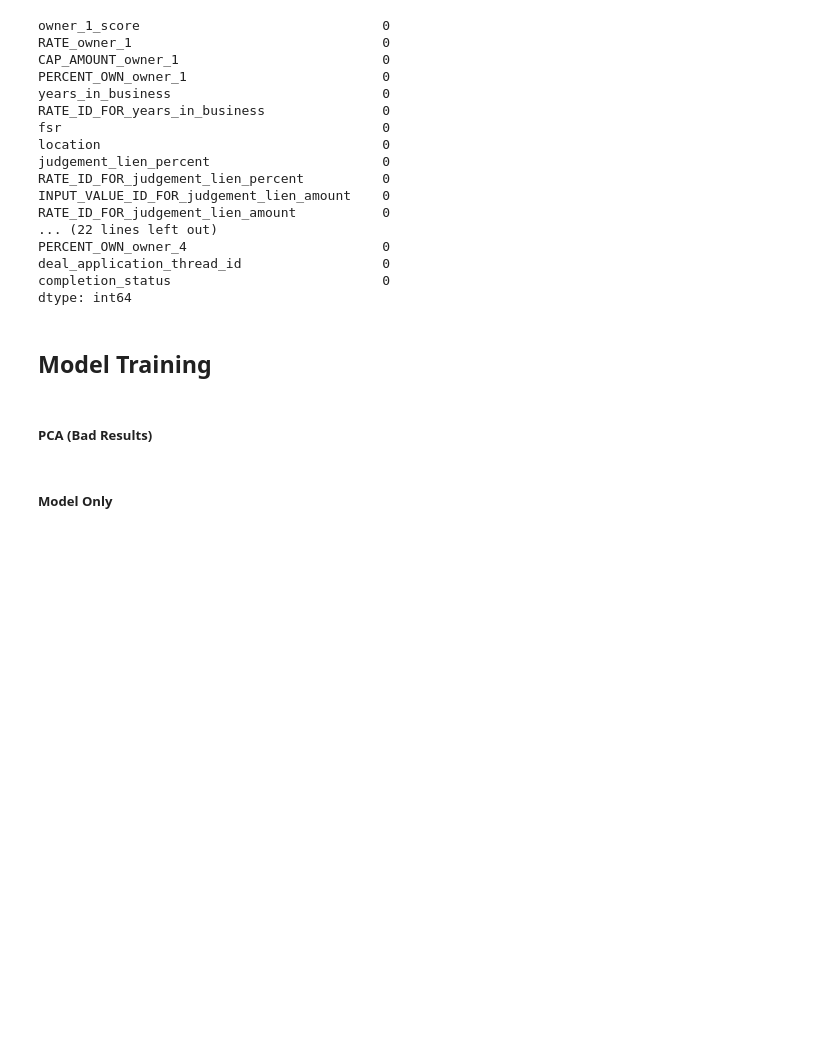
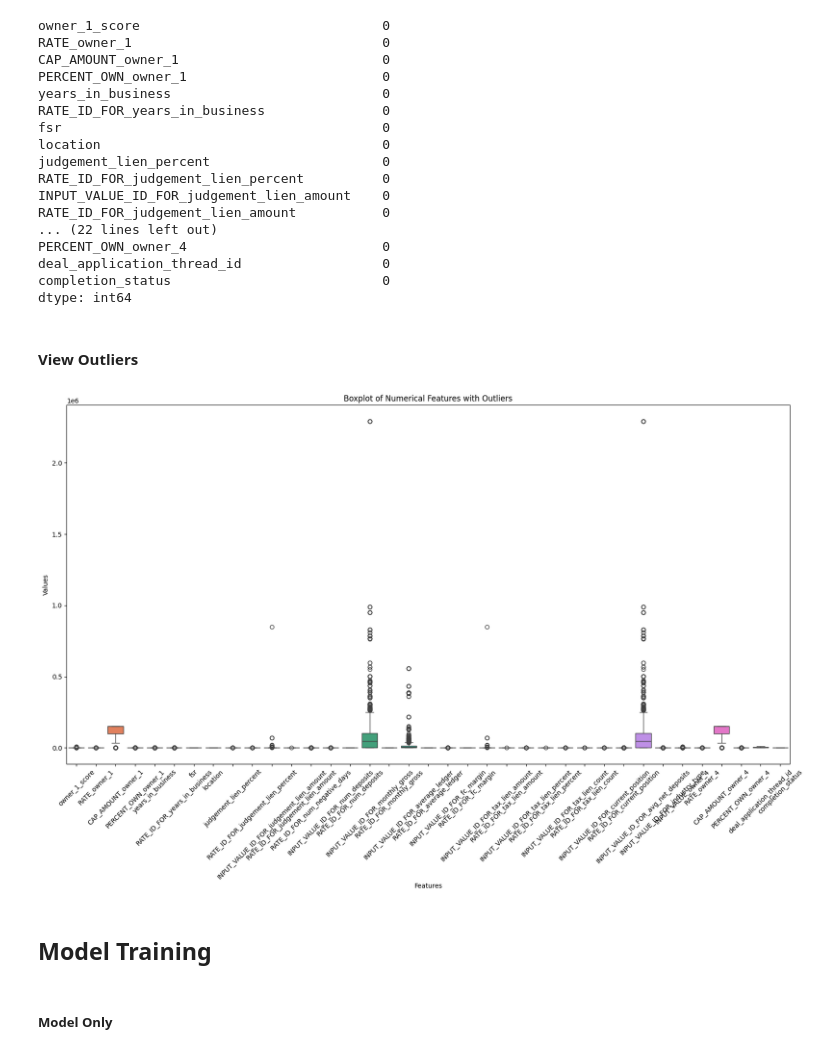
Before and after one commit to Aboodtt404/Loan-Completion-ML, a Jupyter notebook: loan_completion_ml.ipynb, the cells around one changed output. Cells and saved outputs as stored; diff of their text form; code cells hidden in the pictures; blank space fills up the shorter version.

```diff
--- a/loan_completion_ml.ipynb
+++ b/loan_completion_ml.ipynb
@@ -405,7 +441,27 @@ PERCENT_OWN_owner_4                         0
 deal_application_thread_id                  0
 completion_status                           0
 dtype: int64
+# %% [markdown]
+#### View Outliers
+# %%
+numerical_columns = main_df.select_dtypes(include=[np.number]).columns
+
+Q1 = main_df[numerical_columns].quantile(0.25)
+Q3 = main_df[numerical_columns].quantile(0.75)
+IQR = Q3 - Q1
+
+threshold = 1.5
+
+outliers = ((main_df[numerical_columns] < (Q1 - threshold * IQR)) | (main_df[numerical_columns] > (Q3 + threshold * IQR)))
+
+plt.figure(figsize=(20, 10))
+sns.boxplot(data=main_df[numerical_columns])
+plt.title('Boxplot of Numerical Features with Outliers')
+plt.xlabel('Features')
+plt.ylabel('Values')
+plt.xticks(rotation=45)
+plt.show()
+# %% [output]
+[figure, added]
 # %% [markdown]
 ## Model Training
-# %% [markdown]
-##### PCA (Bad Results)
```
Also changed, not shown: parts of 25 cells of this notebook, 4 other files.
